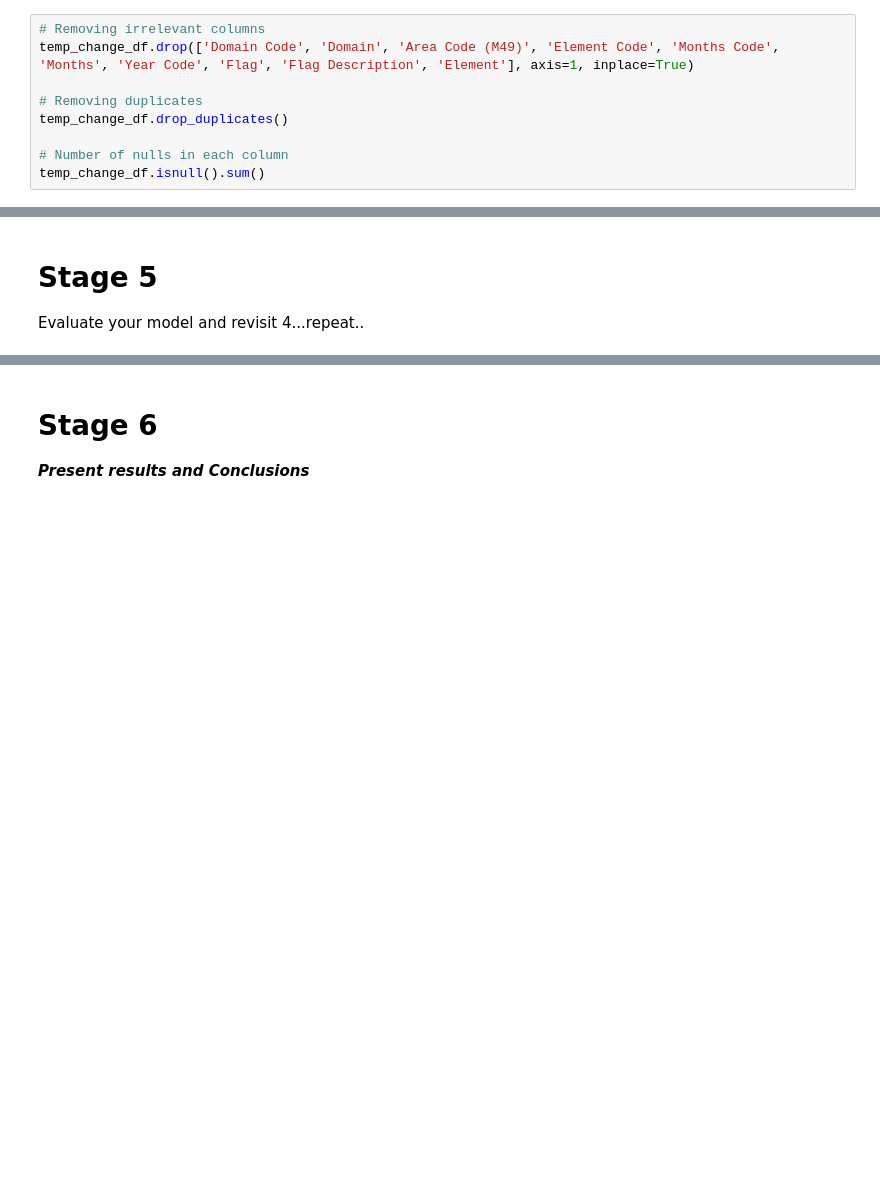
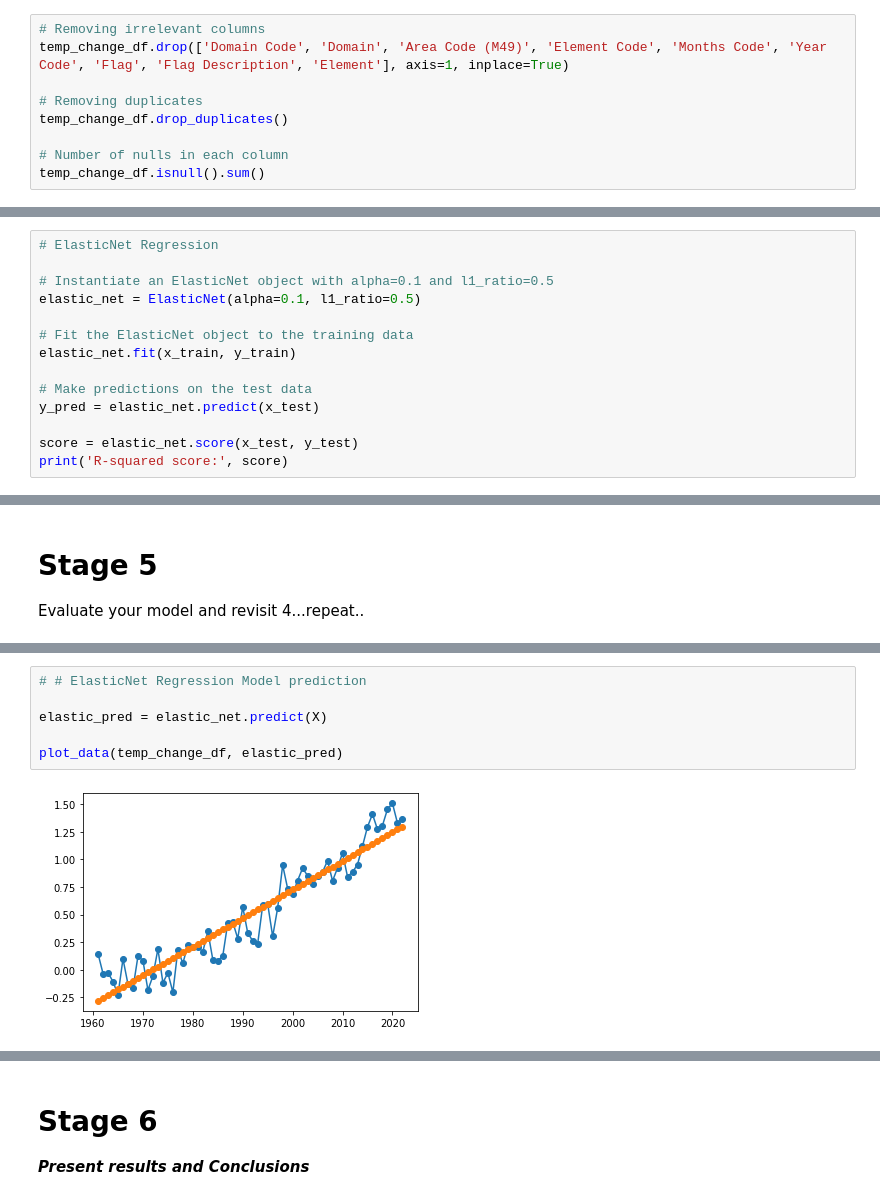
Before and after one commit to MyllaCastro/MTU, a Jupyter notebook: AI/Ass2SearchTree/Mylla_Castro_DataDrivenModel.ipynb, the cells around one changed output, grey strips where cells are left out. Drawn from its saved outputs; the diff is of its cells as text; blank space fills up the shorter version.

```diff
--- a/AI/Ass2SearchTree/Mylla_Castro_DataDrivenModel.ipynb
+++ b/AI/Ass2SearchTree/Mylla_Castro_DataDrivenModel.ipynb
@@ -127,7 +173,7 @@ Justification for the property that you would like the model to predict.
 Cleaning the data, linking datasets etc..
 # %%
 # Removing irrelevant columns
-temp_change_df.drop(['Domain Code', 'Domain', 'Area Code (M49)', 'Element Code', 'Months Code', 'Months', 'Year Code', 'Flag', 'Flag Description', 'Element'], axis=1, inplace=True)
+temp_change_df.drop(['Domain Code', 'Domain', 'Area Code (M49)', 'Element Code', 'Months Code', 'Year Code', 'Flag', 'Flag Description', 'Element'], axis=1, inplace=True)
 
 # Removing duplicates
 temp_change_df.drop_duplicates()
@@ -173,0 +304,14 @@ For that reason, I should be using a linear regression model.
+# %%
+# ElasticNet Regression
+
+# Instantiate an ElasticNet object with alpha=0.1 and l1_ratio=0.5
+elastic_net = ElasticNet(alpha=0.1, l1_ratio=0.5)
+
+# Fit the ElasticNet object to the training data
+elastic_net.fit(x_train, y_train)
+
+# Make predictions on the test data
+y_pred = elastic_net.predict(x_test)
+
+score = elastic_net.score(x_test, y_test)
+print('R-squared score:', score)
@@ -176,0 +380,8 @@ Evaluate your model and revisit 4...repeat..
+# %%
+# # ElasticNet Regression Model prediction
+
+elastic_pred = elastic_net.predict(X)
+
+plot_data(temp_change_df, elastic_pred)
+# %% [output]
+[figure, added]
```
Also changed, not shown: parts of 26 cells of this notebook, 1 other file.
